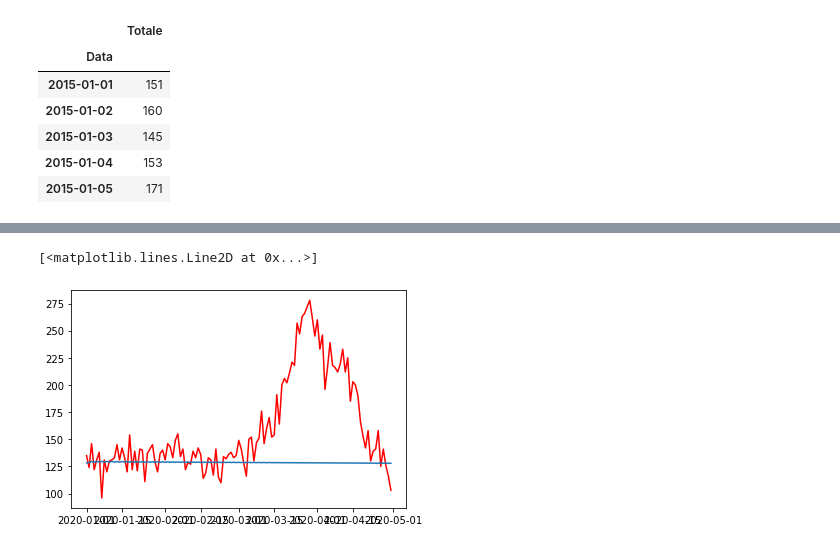
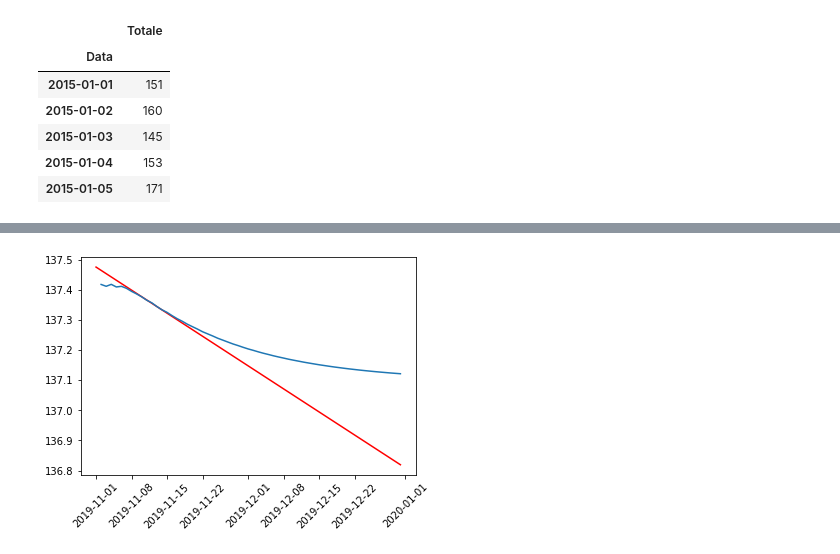
Before and after one commit to SofiaBlack/COVID-19_deaths_analysis, a Jupyter notebook: SARIMAX Model.ipynb, the cells around one changed output, grey strips where cells are left out. Drawn from its saved outputs; the diff is of its cells as text; code cells hidden in the pictures.

```diff
--- a/SARIMAX Model.ipynb
+++ b/SARIMAX Model.ipynb
@@ -69,7 +74,7 @@ for year in range(start_date.year,end_date.year):
 # %%
 from statsmodels.tsa.seasonal import seasonal_decompose
 
-decomposition = seasonal_decompose(ts, period=365)
+decomposition = seasonal_decompose(ts, period=365,two_sided=True,extrapolate_trend=1)
 
 ts_trend = decomposition.trend #andamento della curva
 ts_seasonal = decomposition.seasonal #stagionalità
@@ -146,7 +166,10 @@ plt.show()
 # %%
 from datetime import datetime
-train_end = datetime(2019,12,31)
-test_end = datetime (2020,4,30)
+train_end = datetime(2019,10,31)
+test_end = datetime (2019,12,31)
 
-train = ts[:train_end]
-test = ts[train_end + timedelta(days=1): test_end]
+train = ts_trend[:train_end]
+test = ts_trend[train_end + timedelta(days=1): test_end]
+print(len(train))
+print(len(test))
+ts_trend
@@ -153,9 +192,9 @@ test = ts[train_end + timedelta(days=1): test_end]
 # %%
 from statsmodels.tsa.statespace.sarimax import SARIMAX
 
-p = 4
-q = 2
-d = 0
+p = 7
+q = 12
+d = 1
 
 #S = 365
 
@@ -192,8 +279,9 @@ plt.plot(residuals)
 # %%
 # predizioni sul test set
 predictions = model_fit.forecast(steps=len(test))
 plt.plot(test, color='red')
-plt.plot(predictions)
+plt.plot(predictions.iloc[1:])
+plt.xticks(rotation=45)
+plt.show()
 # %% [output]
-[<matplotlib.lines.Line2D at 0x...>]
-[figure, old version]
+[figure, new version]
```
Also changed, not shown: parts of 17 cells of this notebook, 1 other file.
